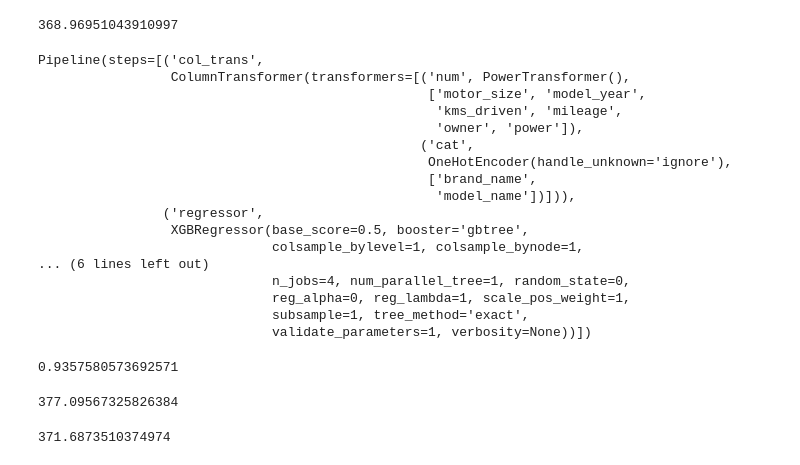
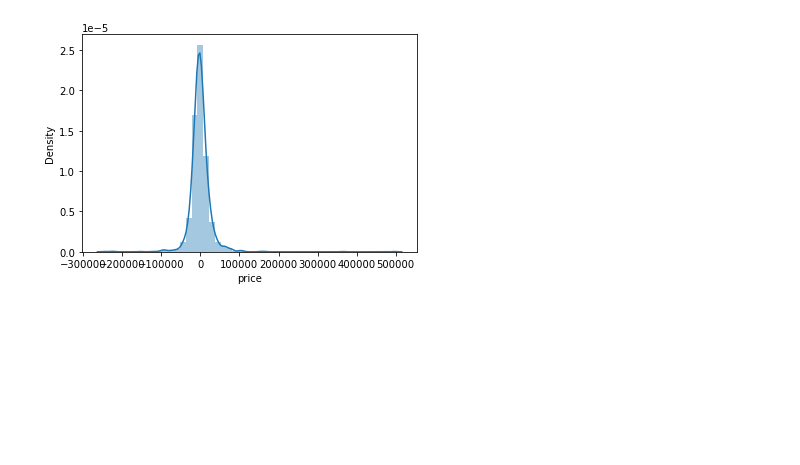
Before and after one commit to alexrods/Used-Bikes-Prices-Indian, a Jupyter notebook: notebooks/3.0-motorcycles-features-engineering.ipynb, the cells around one changed output. Drawn from its saved outputs; the diff is of its cells as text; code cells hidden in the pictures; blank space fills up the shorter version.

```diff
--- a/notebooks/3.0-motorcycles-features-engineering.ipynb
+++ b/notebooks/3.0-motorcycles-features-engineering.ipynb
@@ -38,8 +36,8 @@ X_train, X_test, y_train, y_test = train_test_split(X, y, test_size=0.25)
 cat_features = ['brand_name', 'model_name']
 cat_transformer = OneHotEncoder(handle_unknown='ignore')
 
-num_features = ['motor_size', 'model_year', 'kms_driven',
-                'mileage', 'owner', 'power']
+num_features = ['motor_size', 'years', 'kms_driven',
+                'mileage', 'power']
 num_transformer = PowerTransformer()
 
 column_transform = ColumnTransformer(
@@ -53,27 +51,20 @@ pipe = Pipeline([("col_trans", column_transform),
                  ("regressor", RandomForestRegressor())])
 
 grid_param = [
-                # {
-                #     "regressor": [LinearRegression()]
-                # },
-                # {
-                #     "regressor": [Lasso()],
-                #     "regressor__alpha": [np.linspace(0, 1, 4)]
-                # },
-                # {
-                #     "regressor": [Ridge()],
-                #     "regressor__alpha": [np.linspace(0, 1, 4)]
-                # },
                 {
-                    "regressor": [RandomForestRegressor()],
-                    #  "regressor__n_estimators": [10, 100],
-                    #  "regressor__max_depth": [3, 15, 30, None],
-                    #  "regressor__min_samples_leaf": [1, 10, 20],
-                #     "regressor__max_leaf_nodes": [2, 5, 10, None]
+                    "regressor": [GradientBoostingRegressor()]
+                },
+                 {
+                     "regressor": [Lasso()],
+                 },
+                 {
+                     "regressor": [Ridge()],
+                 },
+                {
+                    "regressor": [RandomForestRegressor()]
                 },
                 {
-                    "regressor": [XGBRegressor()],
-                #    "regressor__max_depth": [3, 15, 30, None]
+                    "regressor": [XGBRegressor()]
                 }
 ]
 
@@ -106,38 +89,0 @@ pipe.score(X_test, y_test)
-# %%
-y_pred = pipe.predict(X_test)
-mse = mean_squared_error(y_test, y_pred)
-mse**(1/2) * 0.0132
-# %% [output]
-368.96951043910997
-# %%
-pipe2 = Pipeline([("col_trans", column_transform),
-                  ("regressor", XGBRegressor())])
-pipe2.fit(X_train, y_train)
-# %% [output]
-Pipeline(steps=[('col_trans',
-                 ColumnTransformer(transformers=[('num', PowerTransformer(),
-                                                  ['motor_size', 'model_year',
-                                                   'kms_driven', 'mileage',
-                                                   'owner', 'power']),
-                                                 ('cat',
-                                                  OneHotEncoder(handle_unknown='ignore'),
-                                                  ['brand_name',
-                                                   'model_name'])])),
-                ('regressor',
-                 XGBRegressor(base_score=0.5, booster='gbtree',
-                              colsample_bylevel=1, colsample_bynode=1,
-... (6 lines left out)
-                              n_jobs=4, num_parallel_tree=1, random_state=0,
-                              reg_alpha=0, reg_lambda=1, scale_pos_weight=1,
-                              subsample=1, tree_method='exact',
-                              validate_parameters=1, verbosity=None))])
-# %%
-pipe2.score(X_test, y_test)
-# %% [output]
-0.9357580573692571
-# %%
-y_pred = pipe2.predict(X_test)
-mse = mean_squared_error(y_test, y_pred)
-mse**(1/2) * 0.0132
-# %% [output]
-377.09567325826384
@@ -144,6 +93,6 @@ mse**(1/2) * 0.0132
 # %%
 y_pred = best_model.predict(X_test)
-mse = mean_squared_error(y_test, y_pred)
-mse**(1/2) * 0.0132
+sns.distplot(y_test - y_pred)
+plt.show()
 # %% [output]
-371.6873510374974
+[figure, added]
```
Also changed, not shown: parts of 25 cells of this notebook, 4 other files.
